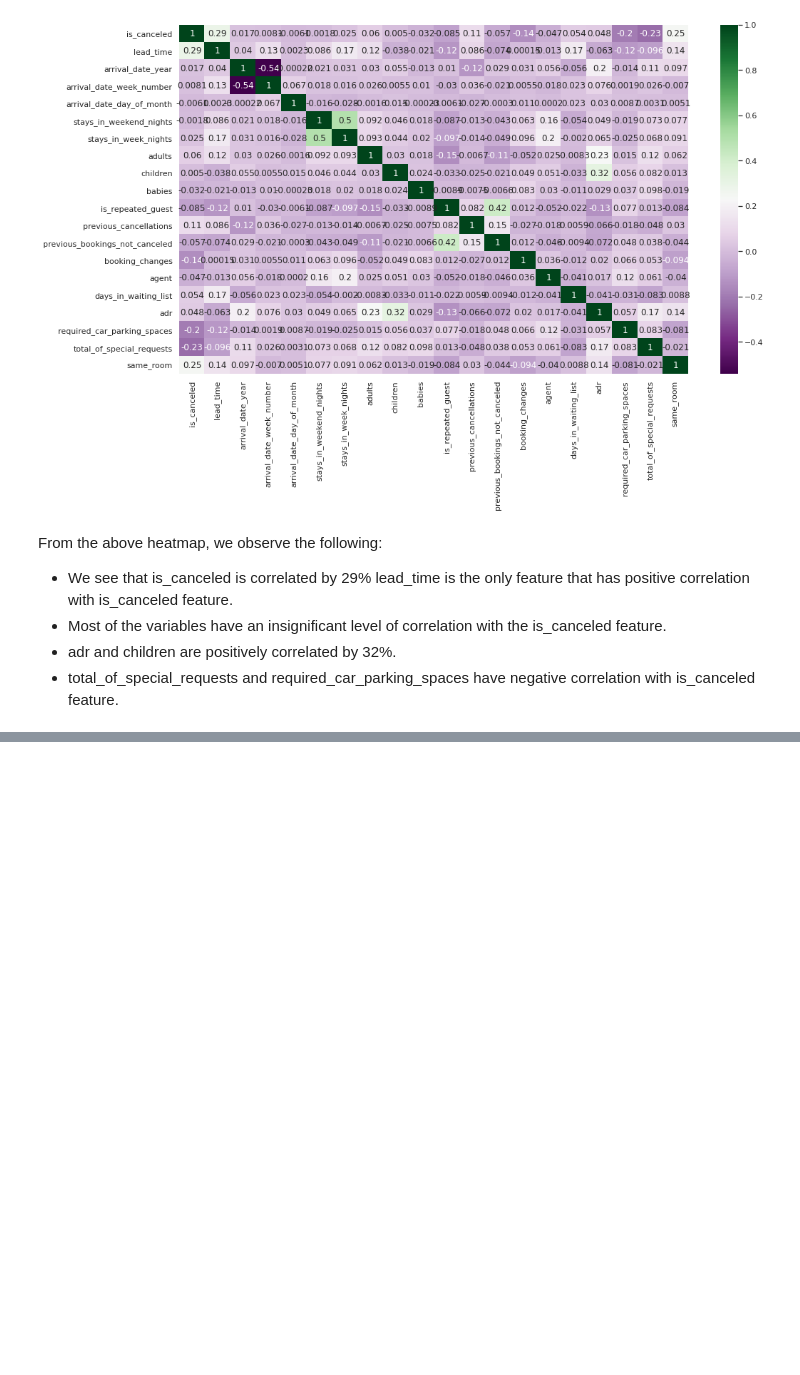
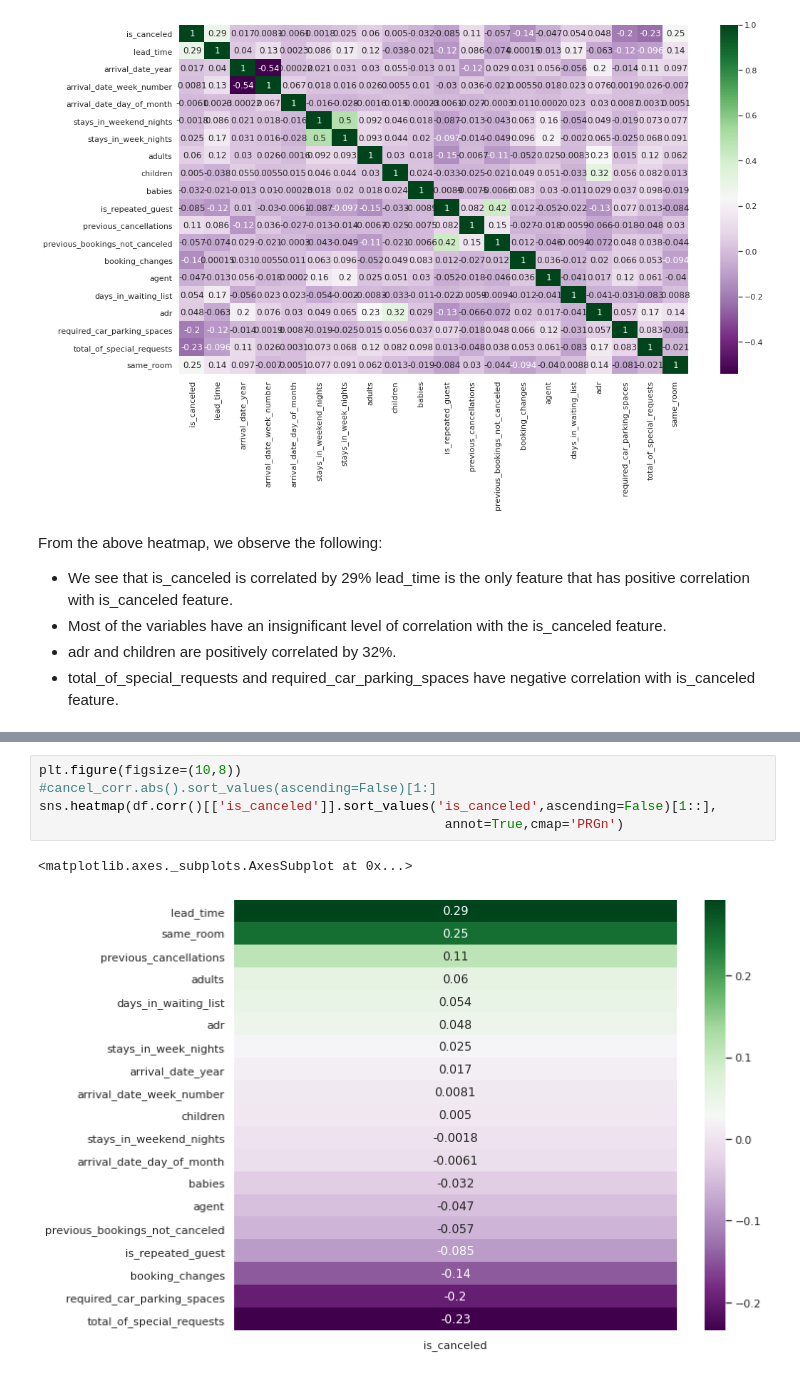
Before and after one commit to rahool010/Hotel-Booking-Analysis, a Jupyter notebook: Hotel_Booking_Analysis_Capstone_Project.ipynb, the cells around one changed output, grey strips where cells are left out. Cells and saved outputs as stored; diff of their text form; blank space fills up the shorter version.

```diff
--- a/Hotel_Booking_Analysis_Capstone_Project.ipynb
+++ b/Hotel_Booking_Analysis_Capstone_Project.ipynb
@@ -760,0 +805,8 @@ From the above heatmap, we observe the following:
+# %%
+plt.figure(figsize=(10,8))
+#cancel_corr.abs().sort_values(ascending=False)[1:]
+sns.heatmap(df.corr()[['is_canceled']].sort_values('is_canceled',ascending=False)[1::],
+                                                    annot=True,cmap='PRGn')
+# %% [output]
+<matplotlib.axes._subplots.AxesSubplot at 0x...>
+[figure, added]
```
Also changed, not shown: parts of 33 cells of this notebook.
